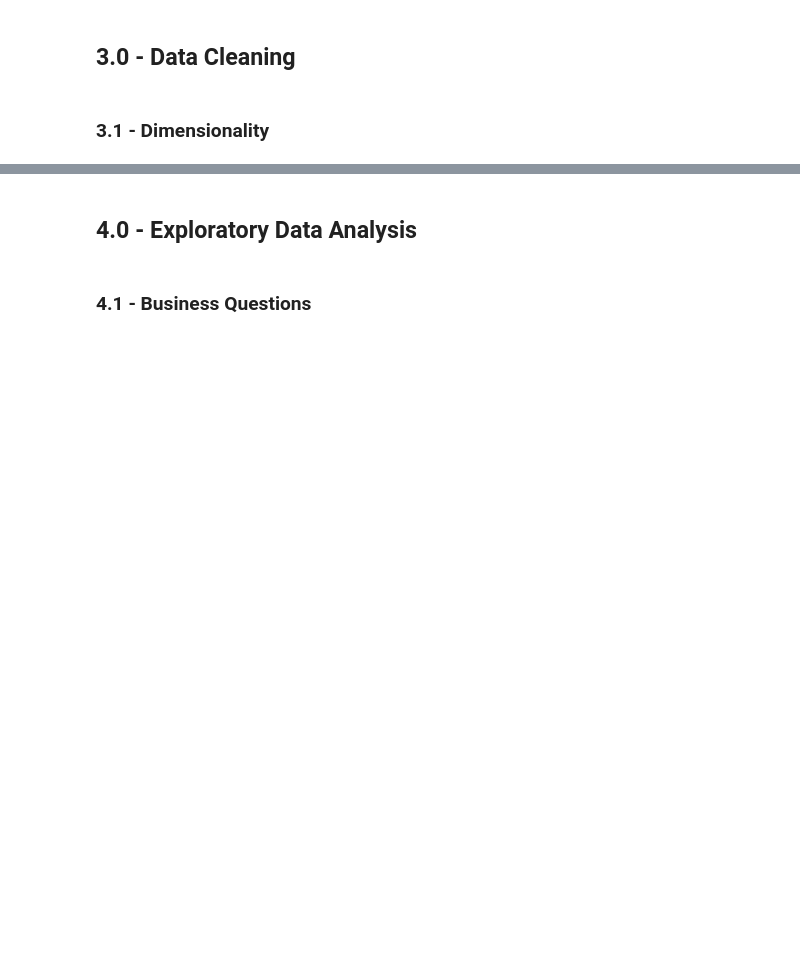
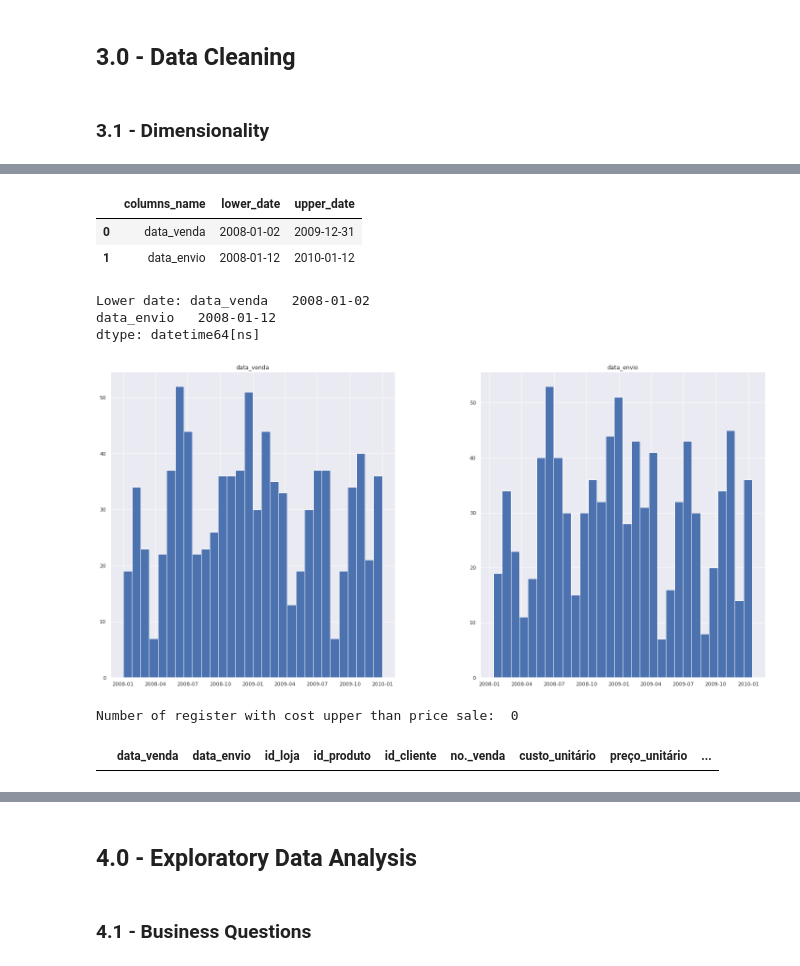
Before and after one commit to diegopmayer/adventure_works_sale_analysis, a Jupyter notebook: notebooks/c_01_aventure_works.ipynb, the cells around one changed output, grey strips where cells are left out. Cells and saved outputs as stored; diff of their text form; code cells hidden in the pictures; blank space fills up the shorter version.

```diff
--- a/notebooks/c_01_aventure_works.ipynb
+++ b/notebooks/c_01_aventure_works.ipynb
@@ -13,3 +58,7 @@
+# %%
+# Loading dataset inside the zip file
+zf = ZipFile('../datasets/2be7520c-94cd-463f-8432-d580d0810344.zip')
+data_raw = pd.read_excel(zf.open([ad for ad in zf.namelist() if 'Adventure' in ad ][0]))
 # %% [markdown]
 ## 3.0 - Data Cleaning
 # %% [markdown]
@@ -18,0 +78,3 @@
+# %%
+# convertinf all columns to lower case and snake case (_)
+data_raw.columns = data_raw.rename(str.casefold, axis='columns').columns.str.replace(' ', '_')
@@ -22,0 +142,25 @@
+# %%
+# 1.0 There are data out of range -> NO
+
+dates = pd.concat([data_raw.select_dtypes(include='datetime').min(),
+                   data_raw.select_dtypes(include='datetime').max()], axis=1).reset_index()
+dates.columns = ['columns_name', 'lower_date', 'upper_date']
+dates
+# %% [output]
+|  | columns_name | lower_date | upper_date |
+| 0 | data_venda | 2008-01-02 | 2009-12-31 |
+| 1 | data_envio | 2008-01-12 | 2010-01-12 |
+# %%
+data_raw.select_dtypes(include='datetime').hist(bins=30);
+# %% [output]
+Lower date: data_venda   2008-01-02
+data_envio   2008-01-12
+dtype: datetime64[ns]
+[figure, added]
+# %%
+# 2. There are cost righer than sale price?
+print('Number of register with cost upper than price sale: ', data_raw.query('custo_unitário >= preço_unitário').shape[0])
+data_raw.query('custo_unitário >= preço_unitário').head()
+# %% [output]
+Number of register with cost upper than price sale:  0
+|  | data_venda | data_envio | id_loja | id_produto | id_cliente | no._venda | custo_unitário | preço_unitário | ... |
```
Also changed, not shown: parts of 32 cells of this notebook, 1 other file.
